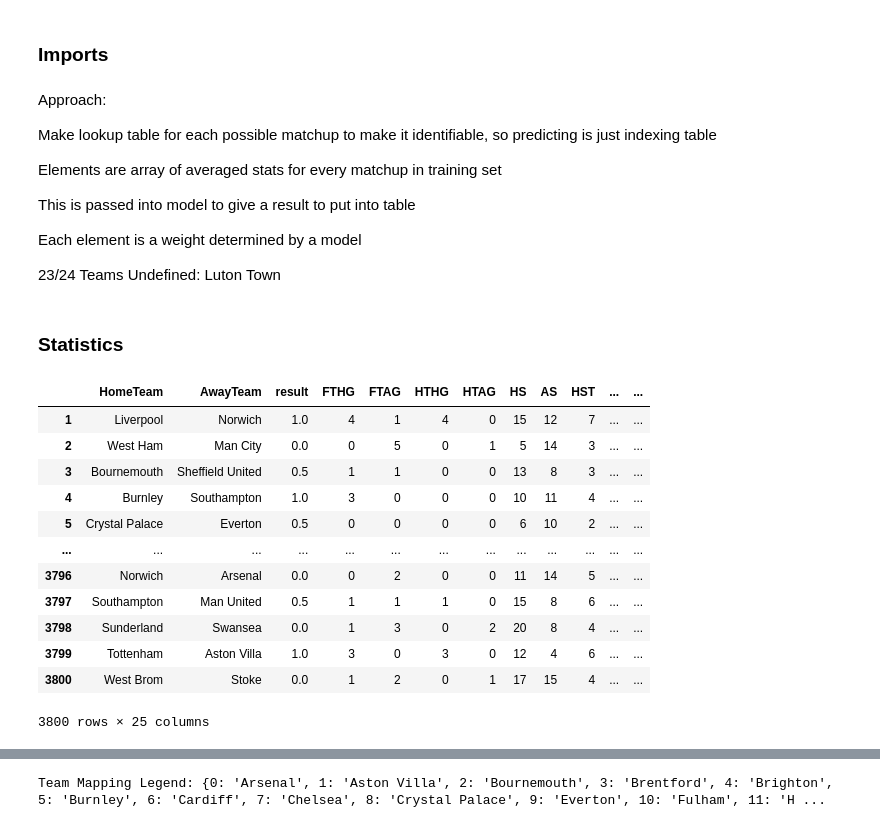
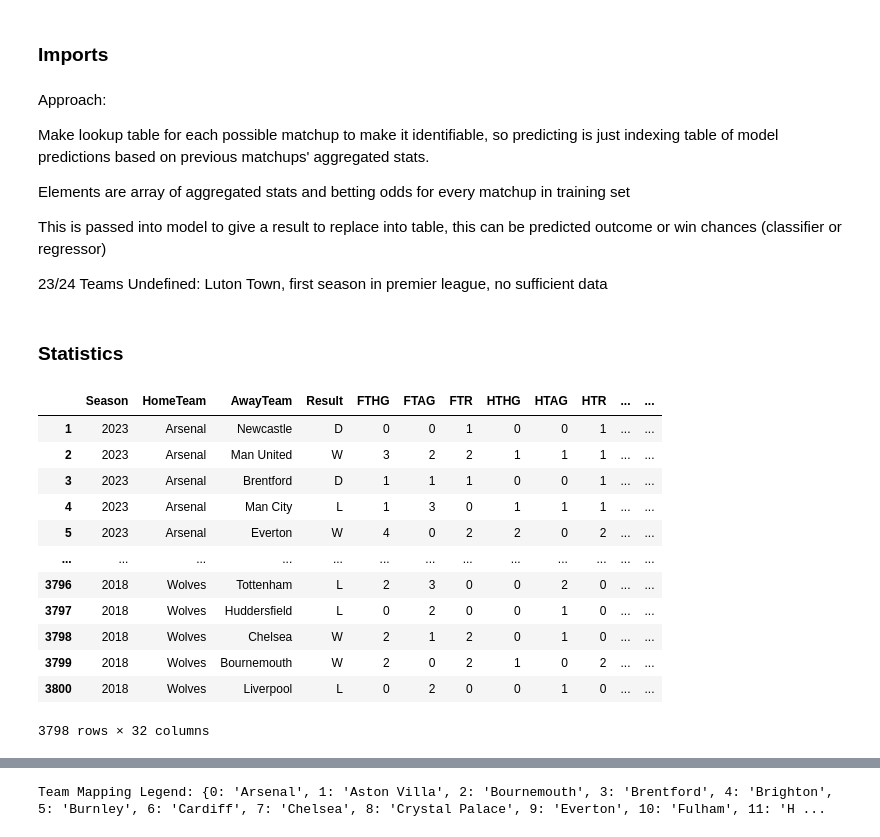
Before and after one commit to safinrashid/Predict-Premier-League, a Jupyter notebook: Predicting.ipynb, the cells around one changed output, grey strips where cells are left out. Cells and saved outputs as stored; diff of their text form; code cells hidden in the pictures.

```diff
--- a/Predicting.ipynb
+++ b/Predicting.ipynb
@@ -30,32 +30,30 @@ warnings.simplefilter(action='ignore', category=FutureWarning)
 # %% [markdown]
 Approach:
 
-Make lookup table for each possible matchup to make it identifiable, so predicting is just indexing table
+Make lookup table for each possible matchup to make it identifiable, so predicting is just indexing table of model predictions based on previous matchups' aggregated stats.
 
-Elements are array of averaged stats for every matchup in training set
+Elements are array of aggregated stats and betting odds for every matchup in training set
 
-This is passed into model to give a result to put into table
+This is passed into model to give a result to replace into table, this can be predicted outcome or win chances (classifier or regressor)
 
-Each element is a weight determined by a model
-
-23/24 Teams Undefined: Luton Town
+23/24 Teams Undefined: Luton Town, first season in premier league, no sufficient data
 # %% [markdown]
 ### Statistics
 # %%
-matches = pd.read_csv("data/SPREADS_BIN_CLASS.csv", index_col=0)
+matches = pd.read_csv("data/matches.csv", index_col=0)
 matches = matches.dropna()
 matches
 # %% [output]
-|  | HomeTeam | AwayTeam | result | FTHG | FTAG | HTHG | HTAG | HS | AS | HST | ... | ... |
-| 1 | Liverpool | Norwich | 1.0 | 4 | 1 | 4 | 0 | 15 | 12 | 7 | ... | ... |
-| 2 | West Ham | Man City | 0.0 | 0 | 5 | 0 | 1 | 5 | 14 | 3 | ... | ... |
-| 3 | Bournemouth | Sheffield United | 0.5 | 1 | 1 | 0 | 0 | 13 | 8 | 3 | ... | ... |
-| 4 | Burnley | Southampton | 1.0 | 3 | 0 | 0 | 0 | 10 | 11 | 4 | ... | ... |
-| 5 | Crystal Palace | Everton | 0.5 | 0 | 0 | 0 | 0 | 6 | 10 | 2 | ... | ... |
+|  | Season | HomeTeam | AwayTeam | Result | FTHG | FTAG | FTR | HTHG | HTAG | HTR | ... | ... |
+| 1 | 2023 | Arsenal | Newcastle | D | 0 | 0 | 1 | 0 | 0 | 1 | ... | ... |
+| 2 | 2023 | Arsenal | Man United | W | 3 | 2 | 2 | 1 | 1 | 1 | ... | ... |
+| 3 | 2023 | Arsenal | Brentford | D | 1 | 1 | 1 | 0 | 0 | 1 | ... | ... |
+| 4 | 2023 | Arsenal | Man City | L | 1 | 3 | 0 | 1 | 1 | 1 | ... | ... |
+| 5 | 2023 | Arsenal | Everton | W | 4 | 0 | 2 | 2 | 0 | 2 | ... | ... |
 | ... | ... | ... | ... | ... | ... | ... | ... | ... | ... | ... | ... | ... |
-| 3796 | Norwich | Arsenal | 0.0 | 0 | 2 | 0 | 0 | 11 | 14 | 5 | ... | ... |
-| 3797 | Southampton | Man United | 0.5 | 1 | 1 | 1 | 0 | 15 | 8 | 6 | ... | ... |
-| 3798 | Sunderland | Swansea | 0.0 | 1 | 3 | 0 | 2 | 20 | 8 | 4 | ... | ... |
-| 3799 | Tottenham | Aston Villa | 1.0 | 3 | 0 | 3 | 0 | 12 | 4 | 6 | ... | ... |
-| 3800 | West Brom | Stoke | 0.0 | 1 | 2 | 0 | 1 | 17 | 15 | 4 | ... | ... |
+| 3796 | 2018 | Wolves | Tottenham | L | 2 | 3 | 0 | 0 | 2 | 0 | ... | ... |
+| 3797 | 2018 | Wolves | Huddersfield | L | 0 | 2 | 0 | 0 | 1 | 0 | ... | ... |
+| 3798 | 2018 | Wolves | Chelsea | W | 2 | 1 | 2 | 0 | 1 | 0 | ... | ... |
+| 3799 | 2018 | Wolves | Bournemouth | W | 2 | 0 | 2 | 1 | 0 | 2 | ... | ... |
+| 3800 | 2018 | Wolves | Liverpool | L | 0 | 2 | 0 | 0 | 1 | 0 | ... | ... |
-3800 rows × 25 columns
+3798 rows × 32 columns
```
Also changed, not shown: parts of 12 cells of this notebook, 3 other files.
